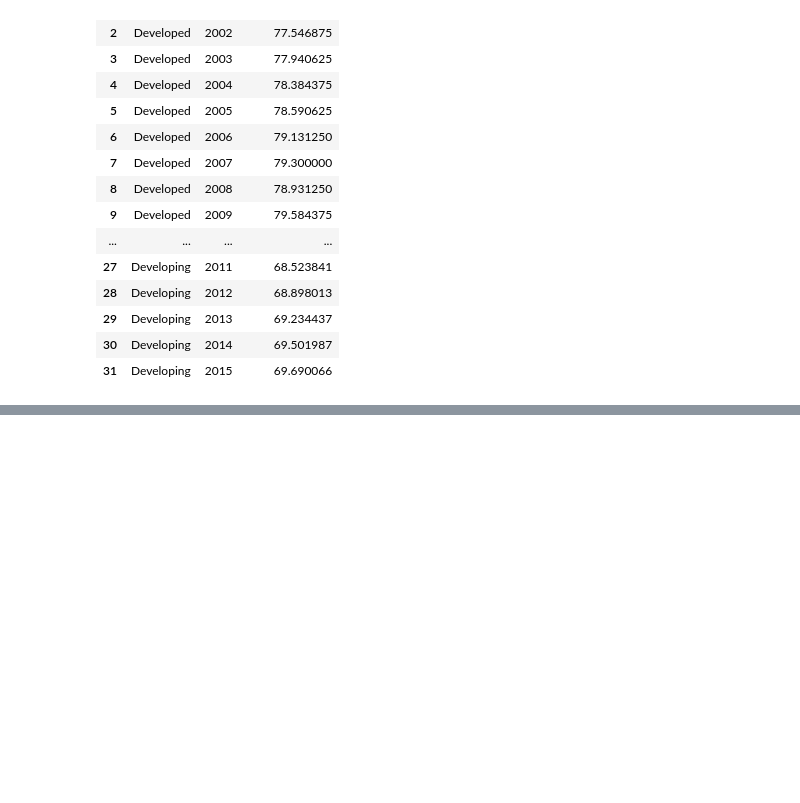
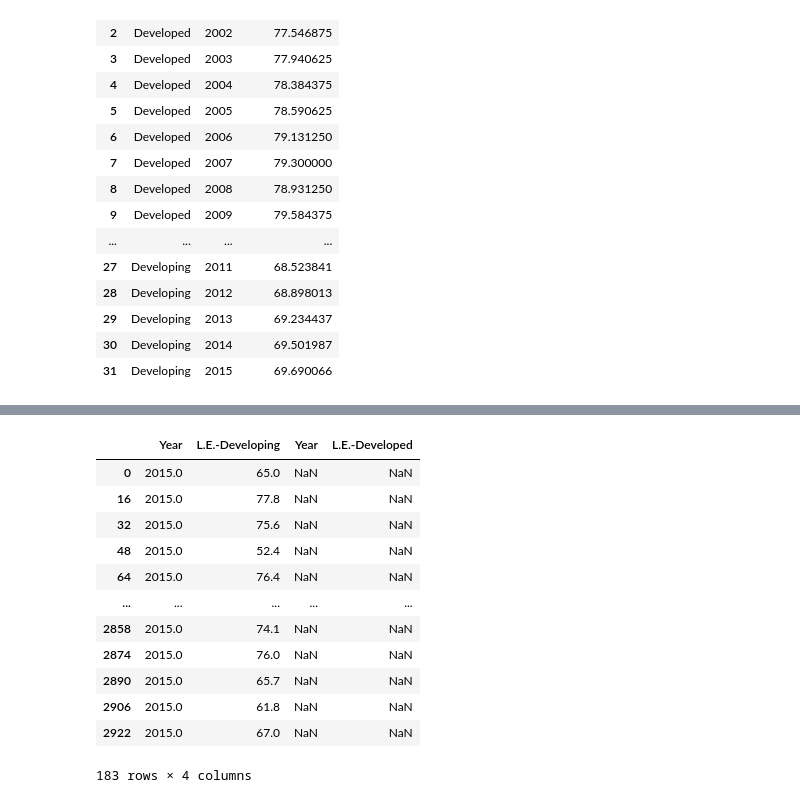
Before and after one commit to Riz97/riz97.github.io, a Jupyter notebook: py_scripts/notebooks/Data_preproccessing_comparison.ipynb, the cells around one changed output, grey strips where cells are left out. Drawn from its saved outputs; the diff is of its cells as text; code cells hidden in the pictures; blank space fills up the shorter version.

```diff
--- a/py_scripts/notebooks/Data_preproccessing_comparison.ipynb
+++ b/py_scripts/notebooks/Data_preproccessing_comparison.ipynb
@@ -88,0 +187,16 @@ df2
+# %%
+result_2015
+# %% [output]
+|  | Year | L.E.-Developing | Year | L.E.-Developed |
+| 0 | 2015.0 | 65.0 | NaN | NaN |
+| 16 | 2015.0 | 77.8 | NaN | NaN |
+| 32 | 2015.0 | 75.6 | NaN | NaN |
+| 48 | 2015.0 | 52.4 | NaN | NaN |
+| 64 | 2015.0 | 76.4 | NaN | NaN |
+| ... | ... | ... | ... | ... |
+| 2858 | 2015.0 | 74.1 | NaN | NaN |
+| 2874 | 2015.0 | 76.0 | NaN | NaN |
+| 2890 | 2015.0 | 65.7 | NaN | NaN |
+| 2906 | 2015.0 | 61.8 | NaN | NaN |
+| 2922 | 2015.0 | 67.0 | NaN | NaN |
+183 rows × 4 columns
```
Also changed, not shown: parts of 22 cells of this notebook, 6 other files.
